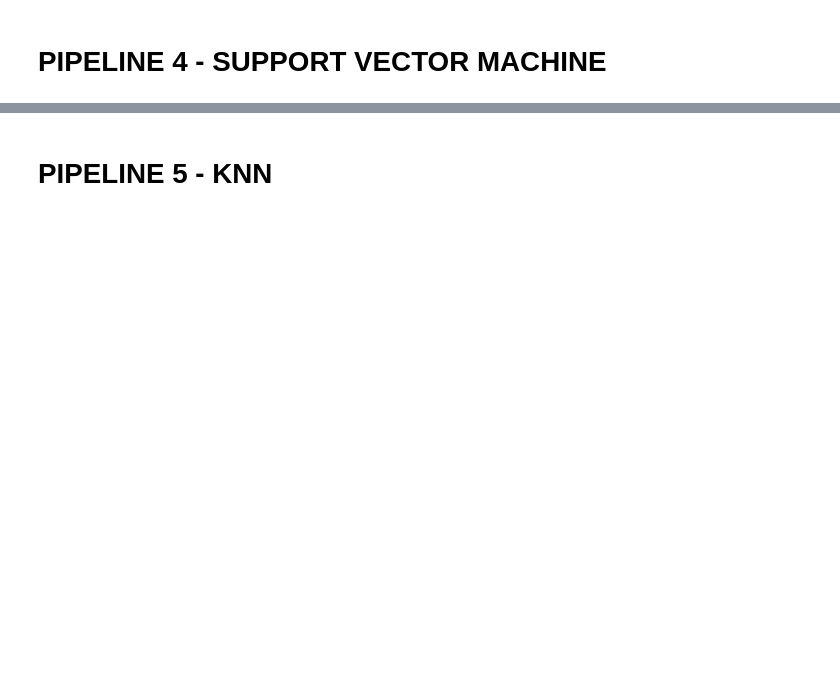
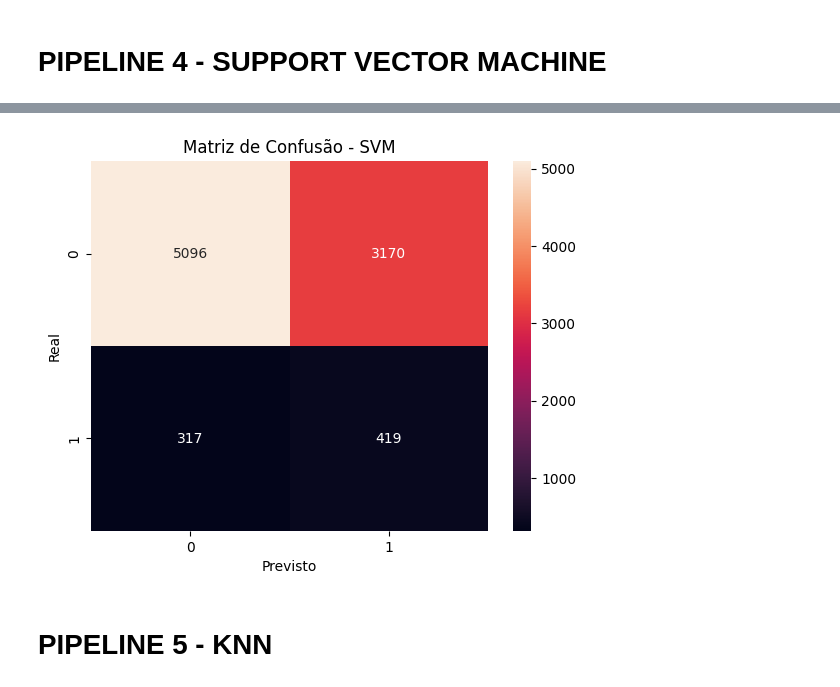
Before and after one commit to IsabelaNeves1/am-t4-s1a2026, a Jupyter notebook: prova20_isabela_neves.ipynb, the cells around one changed output, grey strips where cells are left out. Drawn from its saved outputs; the diff is of its cells as text; code cells hidden in the pictures; blank space fills up the shorter version.

```diff
--- a/prova20_isabela_neves.ipynb
+++ b/prova20_isabela_neves.ipynb
@@ -703,79 +367,9 @@ weighted avg       0.88      0.76      0.80     15241
 # PIPELINE 4 - SUPPORT VECTOR MACHINE
 # %%
 print("PIPELINE 4 - SUPPORT VECTOR MACHINE")
-
-modelo_svm = LinearSVC(
-    C=1,
-    class_weight='balanced',
-    random_state=42,
-    max_iter=5000
-)
-
-
-modelo_svm.fit(
-    X_train_scaled,
-    y_train_balanced
-)
-
-
-y_pred_svm = modelo_svm.predict(
-    X_test_scaled
-)
-
-
-print("="*60)
-print("SVM")
-print("="*60)
-
-
-print(
-    classification_report(
-        y_test,
-        y_pred_svm
-    )
-)
-
-
-print("Matriz de Confusão")
-
-
-print(
-    confusion_matrix(
-        y_test,
-        y_pred_svm
-    )
-)
-
-
-resultados.append({
-
-    "Modelo": "SVM",
-
-    "Accuracy":
-    accuracy_score(
-        y_test,
-        y_pred_svm
-    ),
-
-    "Precision":
-    precision_score(
-        y_test,
-        y_pred_svm
-    ),
-
-    "Recall":
-    recall_score(
-        y_test,
-        y_pred_svm
-    ),
-
-    "F1":
-    f1_score(
-        y_test,
-        y_pred_svm
-    )
-
-})
+modelo_svm = LinearSVC(C=0.1, random_state=42, max_iter=2000, dual=False)
+modelo_svm.fit(X_train_scaled, y_train_balanced)
+avaliar("SVM", modelo_svm, X_test_scaled, y_test)
 # %% [output]
 PIPELINE 4 - SUPPORT VECTOR MACHINE
 ============================================================
@@ -796,3 +386,4 @@ Matriz de Confusão
+[figure, added]
 # %% [markdown]
 # PIPELINE 5 - KNN
 # %%
```
Also changed, not shown: parts of 26 cells of this notebook.
